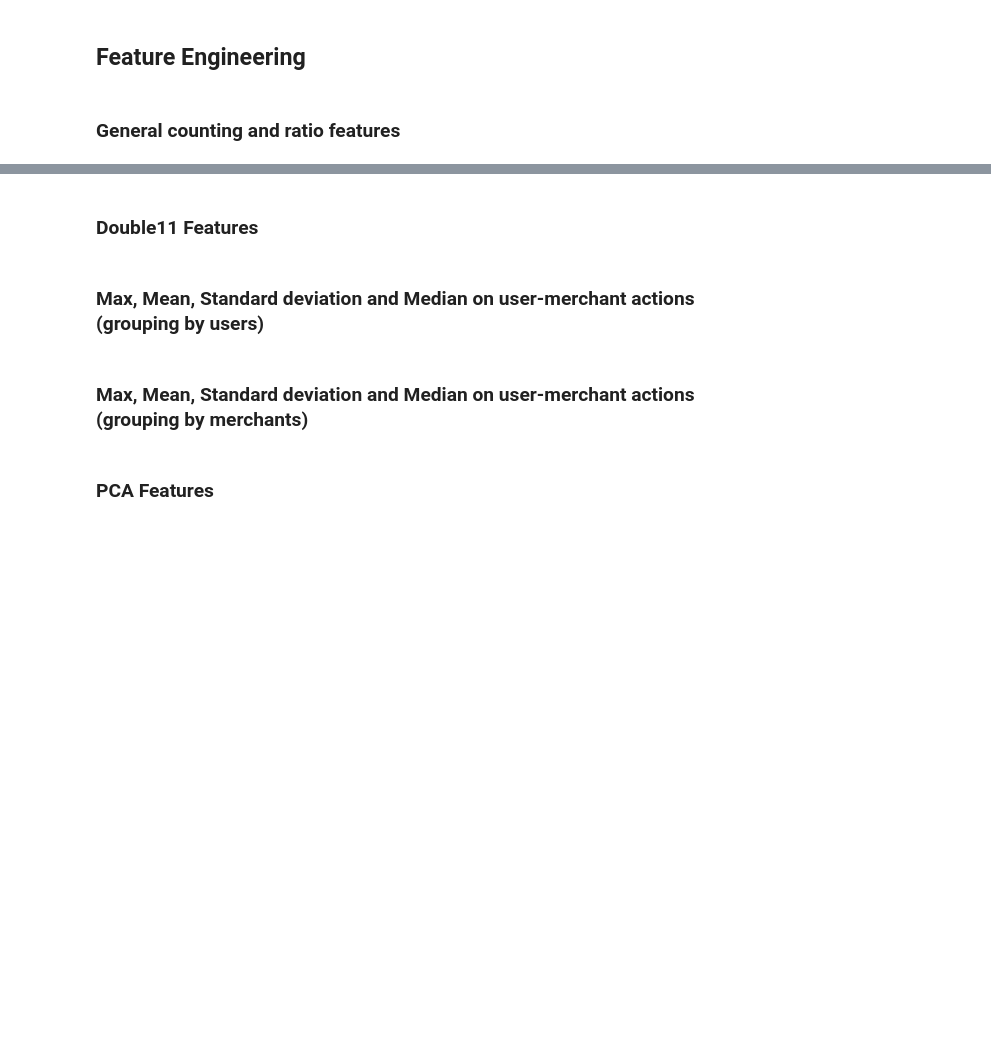
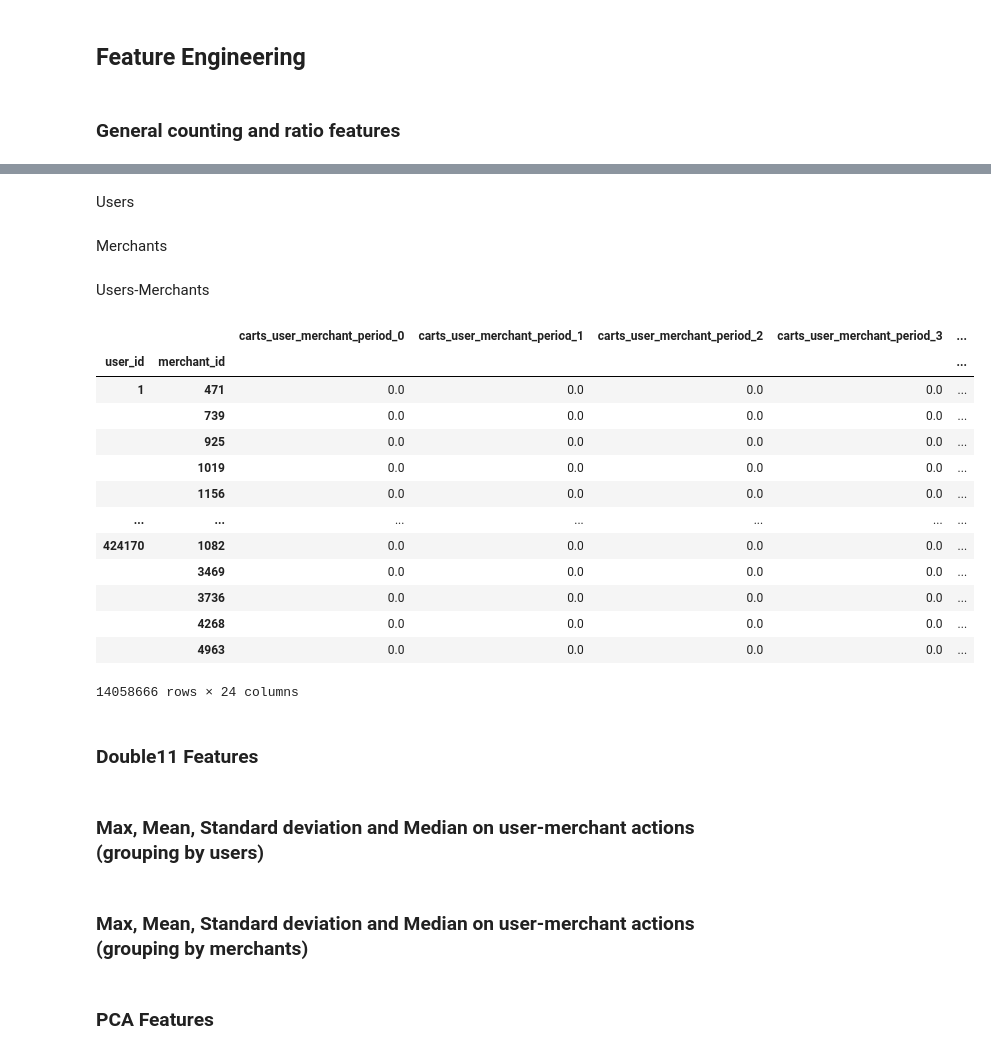
Before and after one commit to atfortes/Repeat-Buyers-Prediction, a Jupyter notebook: tmall.ipynb, the cells around one changed output, grey strips where cells are left out. Saved outputs shown, nothing was run; the diff lists cells and outputs as text; code cells hidden in the pictures; blank space fills up the shorter version.

```diff
--- a/tmall.ipynb
+++ b/tmall.ipynb
@@ -73,6 +77,8 @@ double11 = (df_user_log[df_user_log['time_stamp'] == DOUBLE11_DAY]).reset_index(
 double11_users = double11.groupby('user_id')
 double11_merchants = double11.groupby('merchant_id')
 double11_users_merchants = double11.groupby(['user_id', 'merchant_id'])
+
+df_user_log['time_period'] = df_user_log['time_stamp'] // 31
 # %% [markdown]
 ### General counting and ratio features
 # %%
@@ -87,6 +93,7 @@ to_merge = users.nunique().reset_index().rename(columns={
     'merchant_id': 'merchants_user',
     'brand_id': 'brands_user',
     'time_stamp': 'dates_user',
+    'time_period': 'periods_user',
     'action_type': 'action_types_user'
     })
 df = df.merge(to_merge, on='user_id', how='left')
@@ -98,6 +105,7 @@ to_merge = merchants.nunique().reset_index().rename(columns={
     'user_id': 'userss_merchant',
     'brand_id': 'brands_merchant',
     'time_stamp': 'dates_merchant',
+    'time_period': 'periods_merchant',
     'action_type': 'action_types_merchant'
     })
 df = df.merge(to_merge, on='merchant_id', how='left')
@@ -108,6 +116,7 @@ to_merge = users_merchants.nunique().reset_index().rename(columns={
     'cat_id': 'categories_user_merchant',
     'brand_id': 'brands_user_merchant',
     'time_stamp': 'dates_user_merchant',
+    'time_period': 'periods_user_merchant',
     'action_type': 'action_types_user_merchant'
     })
 df = df.merge(to_merge, on=['user_id', 'merchant_id'], how='left')
@@ -174,0 +186,2 @@ df = df.merge(to_merge, on='user_id', how='left')
+# %% [markdown]
+Users
@@ -174,0 +231,2 @@ df = df.merge(to_merge, on='user_id', how='left')
+# %% [markdown]
+Merchants
@@ -175,3 +276,33 @@ df = df.merge(to_merge, on='user_id', how='left')
+# %% [markdown]
+Users-Merchants
+# %%
+users_merchants_time = df_user_log.groupby(['user_id', 'merchant_id', 'time_period'])
+
+to_merge = users_merchants_time['action_type'].value_counts().unstack(fill_value=0).rename(columns={
+    0: 'clicks_user_merchant',
+    1: 'carts_user_merchant',
+    2: 'purchases_user_merchant',
+    3: 'favourites_user_merchant'
+    }).reset_index()
+to_merge = to_merge.groupby(['user_id', 'merchant_id', 'time_period']).sum().unstack().fillna(0).stack().reset_index()
+to_merge = to_merge.pivot_table(values=['clicks_user_merchant', 'carts_user_merchant', 'purchases_user_merchant', 'favourites_user_merchant'], index=['user_id', 'merchant_id'], columns='time_period')
+to_merge.columns = ['_period_'.join(str(x) for x in col) for col in to_merge.columns.values]
+df = df.merge(to_merge, on=['user_id', 'merchant_id'], how='left')
+# %% [output]
+|  |  | carts_user_merchant_period_0 | carts_user_merchant_period_1 | carts_user_merchant_period_2 | carts_user_merchant_period_3 | ... |
+| user_id | merchant_id |  |  |  |  | ... |
+| 1 | 471 | 0.0 | 0.0 | 0.0 | 0.0 | ... |
+|  | 739 | 0.0 | 0.0 | 0.0 | 0.0 | ... |
+|  | 925 | 0.0 | 0.0 | 0.0 | 0.0 | ... |
+|  | 1019 | 0.0 | 0.0 | 0.0 | 0.0 | ... |
+|  | 1156 | 0.0 | 0.0 | 0.0 | 0.0 | ... |
+| ... | ... | ... | ... | ... | ... | ... |
+| 424170 | 1082 | 0.0 | 0.0 | 0.0 | 0.0 | ... |
+|  | 3469 | 0.0 | 0.0 | 0.0 | 0.0 | ... |
+|  | 3736 | 0.0 | 0.0 | 0.0 | 0.0 | ... |
+|  | 4268 | 0.0 | 0.0 | 0.0 | 0.0 | ... |
+|  | 4963 | 0.0 | 0.0 | 0.0 | 0.0 | ... |
+14058666 rows × 24 columns
 # %% [markdown]
 ### Double11 Features
 # %%
```
Also changed, not shown: parts of 9 cells of this notebook.
